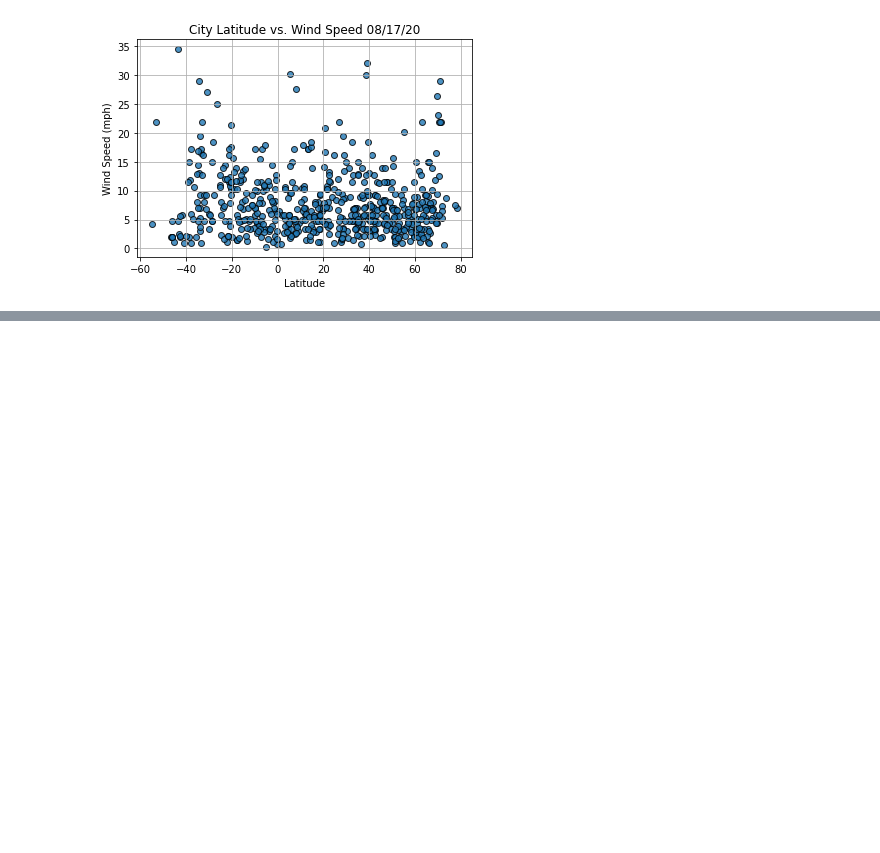
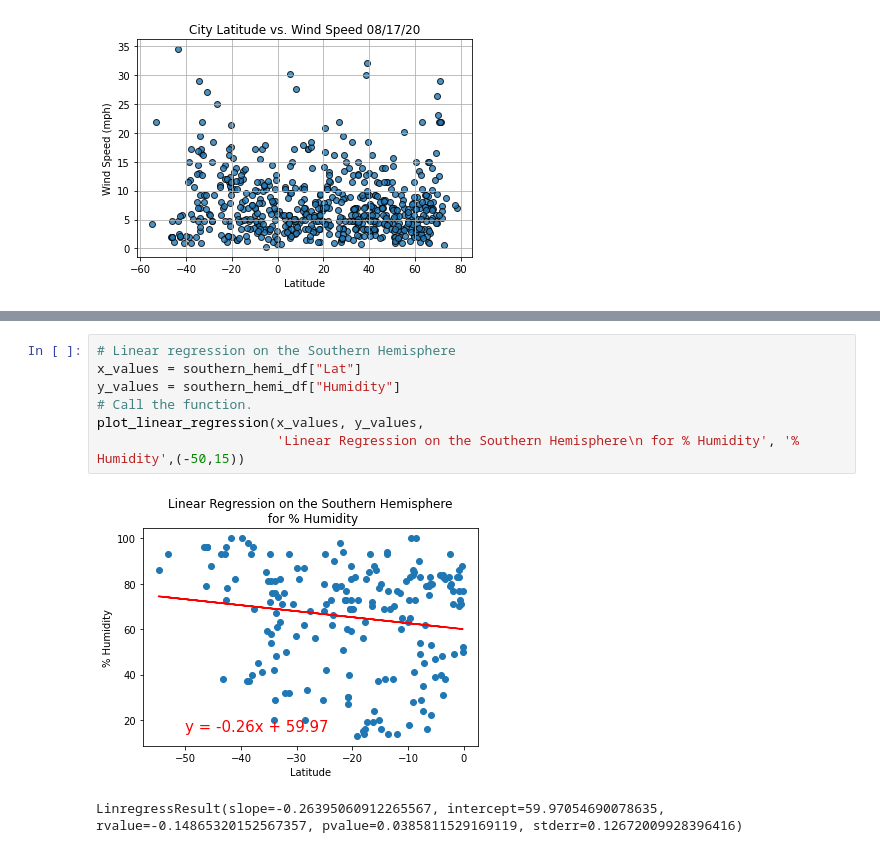
Before and after one commit to AndrejaCH/World_Weather_Analysis, a Jupyter notebook: WeatherPy.ipynb, the cells around one changed output, grey strips where cells are left out. Saved outputs shown, nothing was run; the diff lists cells and outputs as text; blank space fills up the shorter version.

```diff
--- a/WeatherPy.ipynb
+++ b/WeatherPy.ipynb
@@ -258,0 +355,10 @@ plt.show()
+# %%
+# Linear regression on the Southern Hemisphere
+x_values = southern_hemi_df["Lat"]
+y_values = southern_hemi_df["Humidity"]
+# Call the function.
+plot_linear_regression(x_values, y_values,
+                       'Linear Regression on the Southern Hemisphere\n for % Humidity', '% Humidity',(-50,15))
+# %% [output]
+[figure, added]
+LinregressResult(slope=-0.26395060912265567, intercept=59.97054690078635, rvalue=-0.14865320152567357, pvalue=0.0385811529169119, stderr=0.12672009928396416)
```
Also changed, not shown: parts of 12 cells of this notebook, 1 other file.
